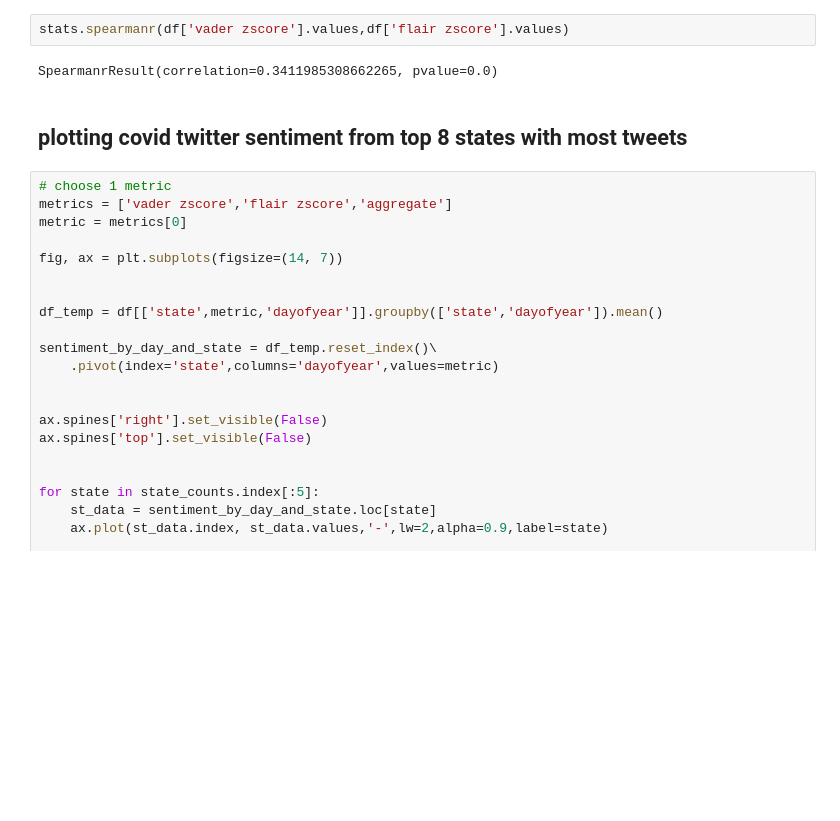
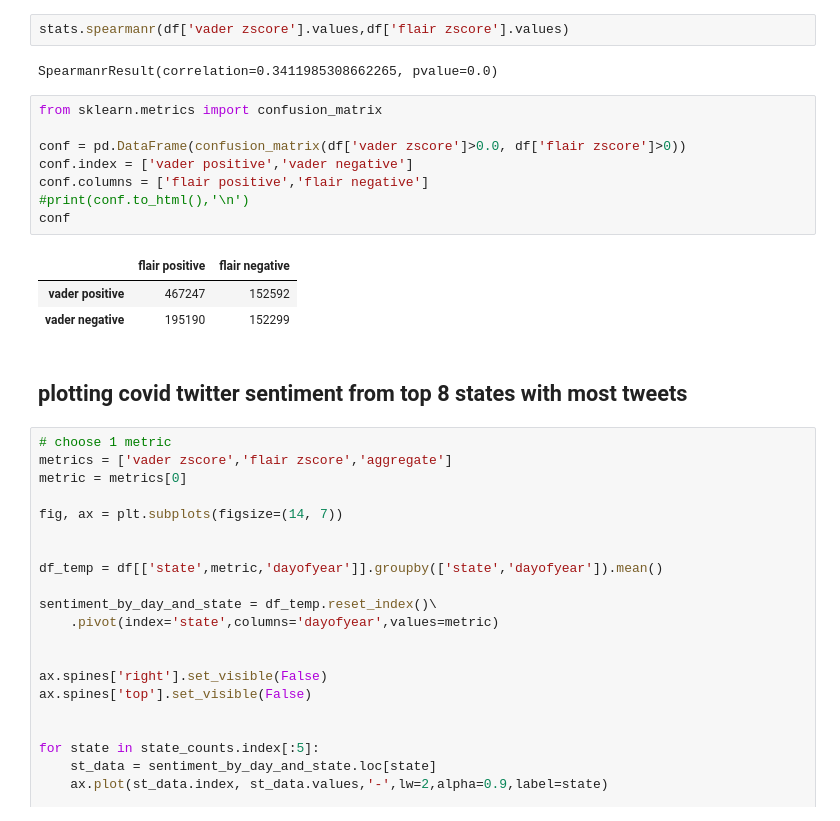
Before and after one commit to gregorygsimon/covid-tweets, a Jupyter notebook: EDA.ipynb, the cells around one changed output. Saved outputs shown, nothing was run; the diff lists cells and outputs as text; blank space fills up the shorter version.

```diff
--- a/EDA.ipynb
+++ b/EDA.ipynb
@@ -105,6 +105,18 @@ df['aggregate'].hist()
 stats.spearmanr(df['vader zscore'].values,df['flair zscore'].values)
 # %% [output]
 SpearmanrResult(correlation=0.3411985308662265, pvalue=0.0)
+# %%
+from sklearn.metrics import confusion_matrix
+
+conf = pd.DataFrame(confusion_matrix(df['vader zscore']>0.0, df['flair zscore']>0))
+conf.index = ['vader positive','vader negative']
+conf.columns = ['flair positive','flair negative']
+#print(conf.to_html(),'\n')
+conf
+# %% [output]
+|  | flair positive | flair negative |
+| vader positive | 467247 | 152592 |
+| vader negative | 195190 | 152299 |
 # %% [markdown]
 ## plotting covid twitter sentiment from top 8 states with most tweets
 # %%
```
Also changed, not shown: parts of 3 cells of this notebook, 4 other files.
